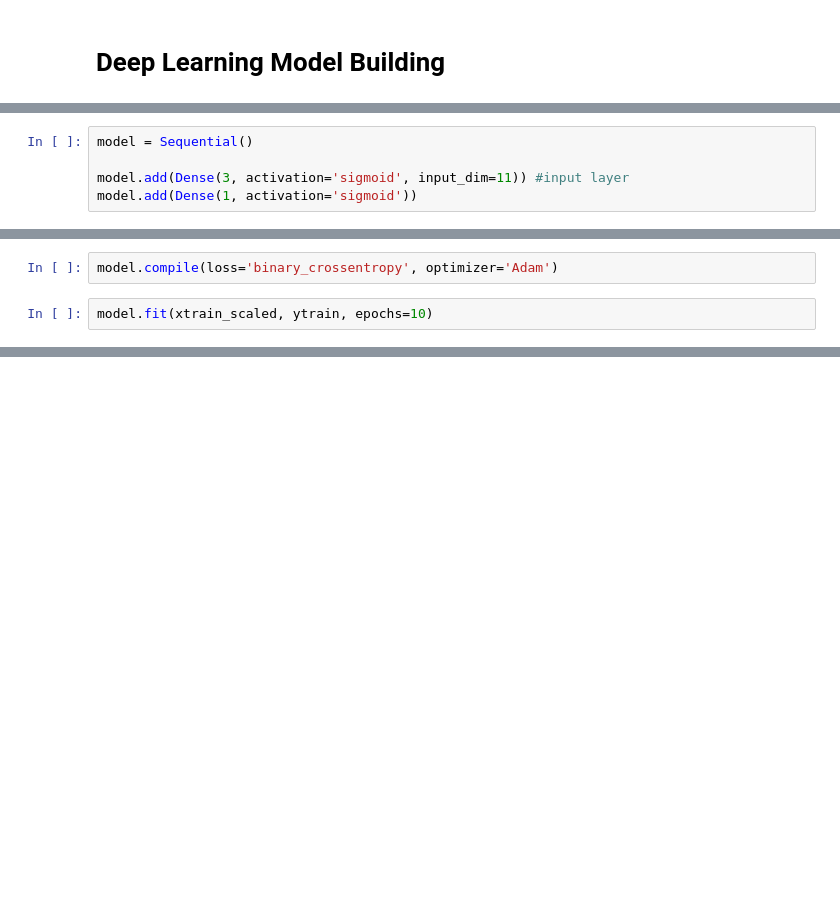
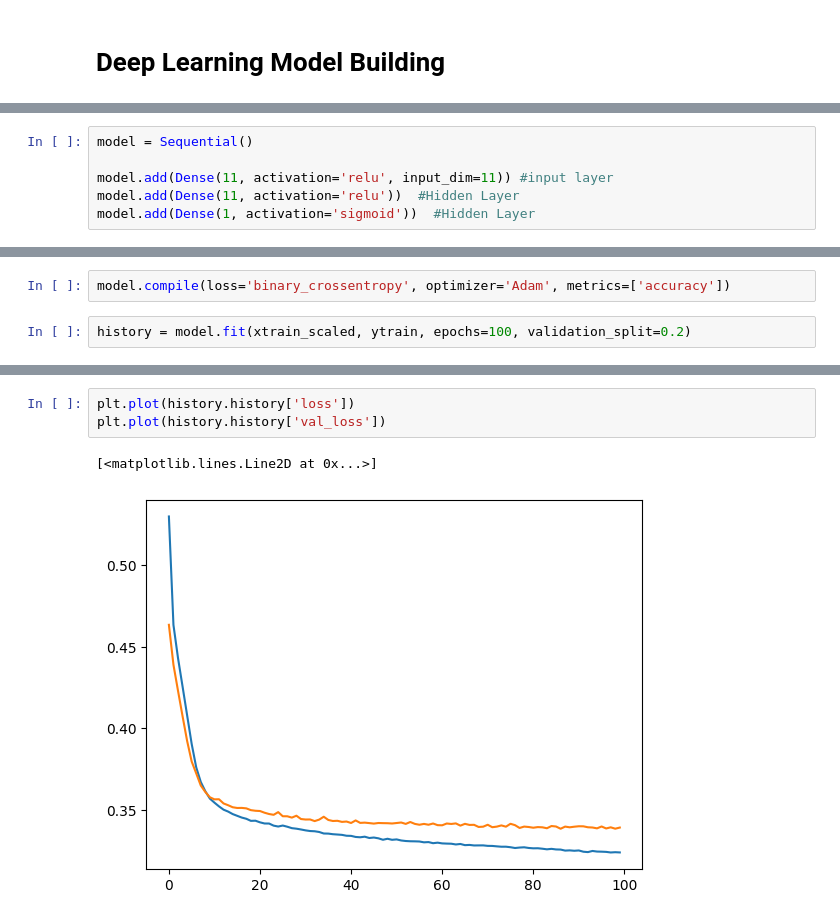
Before and after one commit to Md-Maruf-1727/deep-learning-practices, a Jupyter notebook: Customer Churn Analysis/model.ipynb, the cells around one changed output, grey strips where cells are left out. Drawn from its saved outputs; the diff is of its cells as text; blank space fills up the shorter version.

Commit message:
model trained

```diff
--- a/Customer Churn Analysis/model.ipynb
+++ b/Customer Churn Analysis/model.ipynb
@@ -120,8 +124,9 @@ from tensorflow.keras.layers import Dense
 # %%
 model = Sequential()
 
-model.add(Dense(3, activation='sigmoid', input_dim=11)) #input layer
-model.add(Dense(1, activation='sigmoid'))
+model.add(Dense(11, activation='relu', input_dim=11)) #input layer
+model.add(Dense(11, activation='relu'))  #Hidden Layer
+model.add(Dense(1, activation='sigmoid'))  #Hidden Layer
 # %%
 model.summary()
 # %% [output]
@@ -138,6 +145,6 @@ Model: "sequential"
  Non-trainable params: 0 (0.00 B)
 # %%
-model.compile(loss='binary_crossentropy', optimizer='Adam')
+model.compile(loss='binary_crossentropy', optimizer='Adam', metrics=['accuracy'])
 # %%
-model.fit(xtrain_scaled, ytrain, epochs=10)
+history = model.fit(xtrain_scaled, ytrain, epochs=100, validation_split=0.2)
 # %% [output]
@@ -186,0 +265,6 @@ model.layers[1].get_weights()
+# %%
+plt.plot(history.history['loss'])
+plt.plot(history.history['val_loss'])
+# %% [output]
+[<matplotlib.lines.Line2D at 0x...>]
+[figure, added]
```
Also changed, not shown: parts of 15 cells of this notebook.
